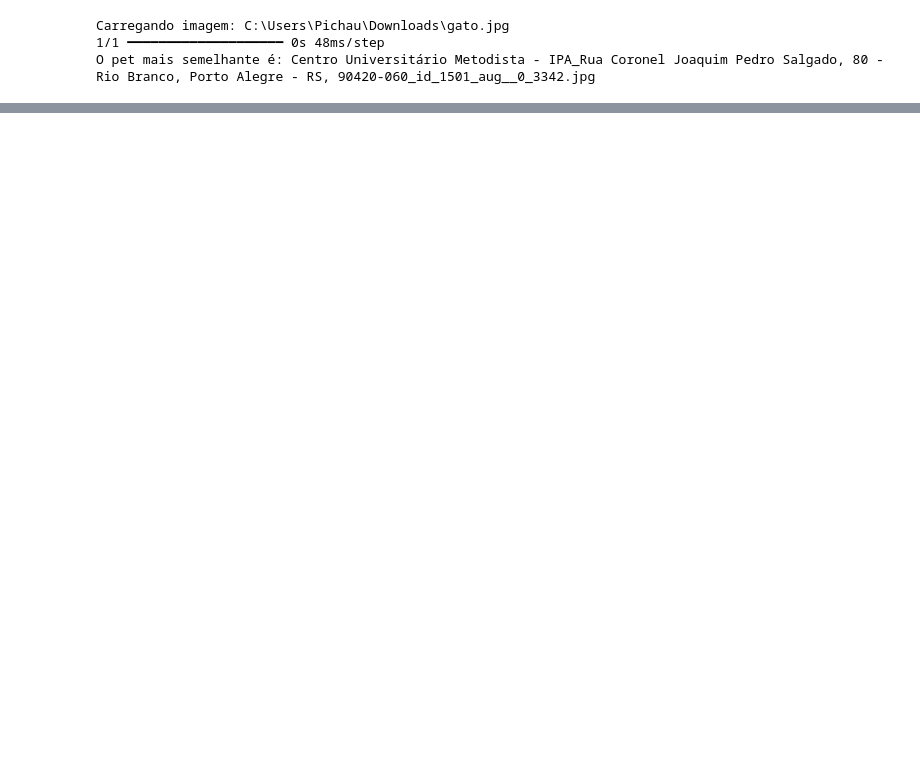
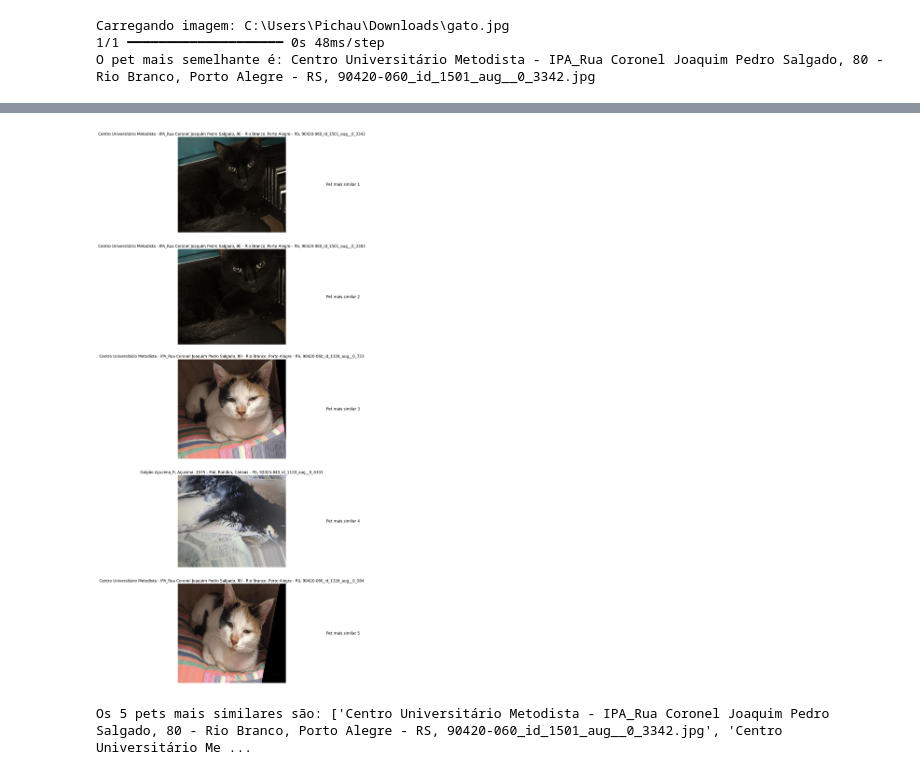
Before and after one commit to floresdwm/pethFinder, a Jupyter notebook: Notebooks/train_model.ipynb, the cells around one changed output, grey strips where cells are left out. Cells and saved outputs as stored; diff of their text form; code cells hidden in the pictures; blank space fills up the shorter version.

```diff
--- a/Notebooks/train_model.ipynb
+++ b/Notebooks/train_model.ipynb
@@ -215,19 +215,23 @@ def find_most_similar_pet(image_path, pet_features, pet_files, base_model):
     similarities = cosine_similarity([query_features], pet_features)
     most_similar_indices = similarities.argsort()[0][-5:][::-1]
     return [pet_files[i] for i in most_similar_indices]
-
-# Testar com uma imagem de exemplo
-query_image_path = r'C:\Users\Pichau\Downloads\gato.jpg'
-most_similar_pets = find_most_similar_pet(query_image_path, pet_features, pet_files, base_model)
-
-# Exibir as imagens e os nomes dos pets mais similares
-for i, pet_file in enumerate(most_similar_pets):
-    # Carregar e exibir a imagem
-    pet_image = plt.imread(os.path.join('imagens', pet_file))
-    plt.subplot(1, 5, i + 1)
-    plt.imshow(pet_image)
-    plt.axis('off')
-    plt.title("Pet " + str(i + 1))
-
-plt.show()
-print("Os 5 pets mais similares são:", most_similar_pets)
+# %%
+query_image_path = r'C:\Users\Pichau\Downloads\gato.jpg'
+most_similar_pets = find_most_similar_pet(query_image_path, pet_features, pet_files, base_model)
+
+fig, axes = plt.subplots(len(most_similar_pets), 2, figsize=(10, 5*len(most_similar_pets)))
+
+for i, pet_file in enumerate(most_similar_pets):
+    pet_image = plt.imread(os.path.join('imagens', pet_file))
+    axes[i, 0].imshow(pet_image)
+    axes[i, 0].axis('off')
+    axes[i, 0].set_title(pet_file[:-4])
+
+    axes[i, 1].text(0.5, 0.5, f"Pet mais similar {i+1}", ha='center', va='center', fontsize=12)
+    axes[i, 1].axis('off')
+
+plt.tight_layout()
+plt.show()
+
+print("Os 5 pets mais similares são:", most_similar_pets)
+# %% [output]
@@ -233,0 +240,2 @@ print("Os 5 pets mais similares são:", most_similar_pets)
+[figure, added]
+Os 5 pets mais similares são: ['Centro Universitário Metodista - IPA_Rua Coronel Joaquim Pedro Salgado, 80 - Rio Branco, Porto Alegre - RS, 90420-060_id_1501_aug__0_3342.jpg', 'Centro Universitário Me ...
```
Also changed, not shown: parts of 1 cell of this notebook.
